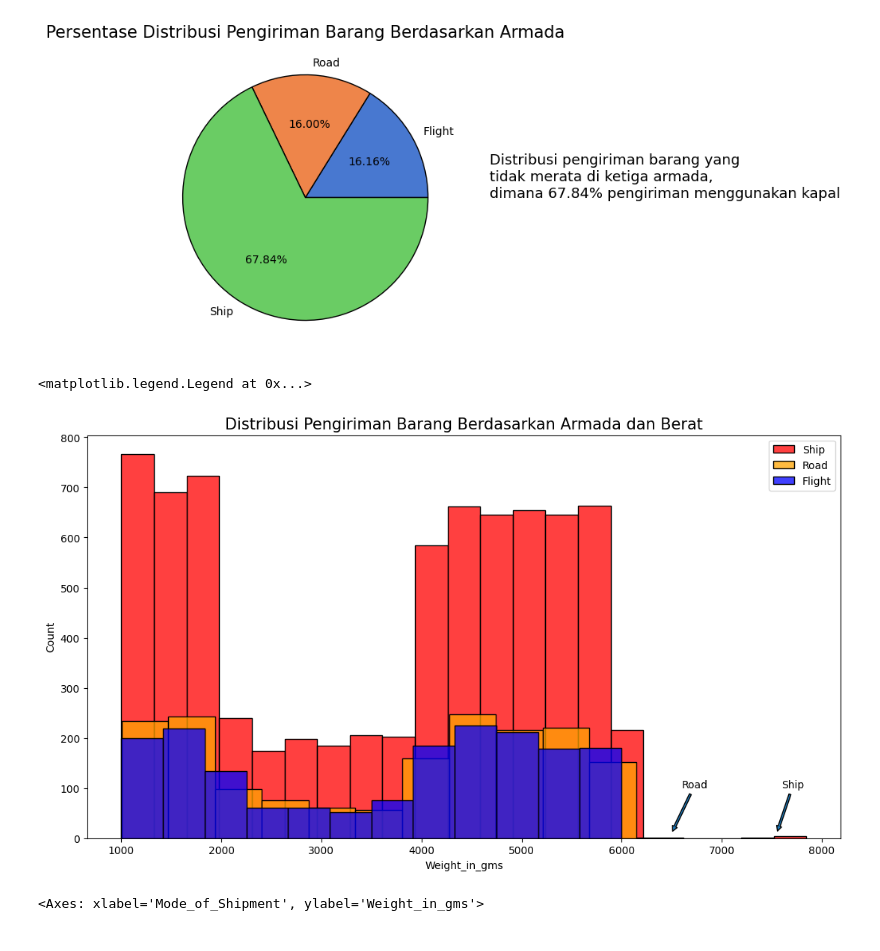
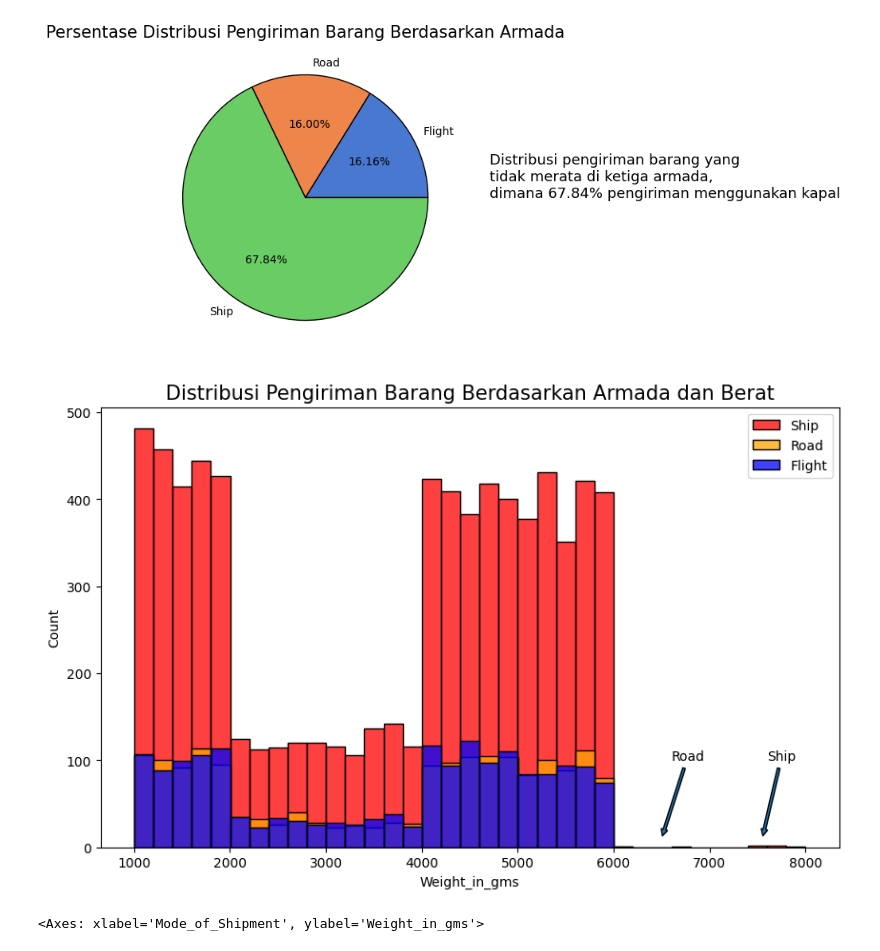
Before and after one commit to uniainiyah/ecommerce-ds, a Jupyter notebook: Final_Project_DS_Rakamin_Batch_31_Kelompok_4_(Cobra).ipynb, the cells around one changed output. Saved outputs shown, nothing was run; the diff lists cells and outputs as text; code cells hidden in the pictures.

Commit message:
(EDA) removed unused cells, added/revised comments and markdowns, and fixed some graphs

```diff
--- a/Final_Project_DS_Rakamin_Batch_31_Kelompok_4_(Cobra).ipynb
+++ b/Final_Project_DS_Rakamin_Batch_31_Kelompok_4_(Cobra).ipynb
@@ -399,29 +391,30 @@ Text(1.5, 0, 'Distribusi pengiriman barang yang\ntidak merata di ketiga armada,\
 # %%
 #Filtering Kolom
 flight = df[df['Mode_of_Shipment']=='Flight']
 ship = df[df['Mode_of_Shipment']=='Ship']
 road = df[df['Mode_of_Shipment']=='Road']
 
 #Visualisasi Distribusi Barang
-plt.figure(figsize=(13,7))
-sns.histplot(x='Weight_in_gms', color='red', data=ship, label='Ship')
-sns.histplot(x='Weight_in_gms', color ='orange', data=road, label='Road')
-sns.histplot(x='Weight_in_gms', color='blue', data=flight, label='Flight')
+plt.figure(figsize=(10,6))
+sns.histplot(x='Weight_in_gms', binwidth=200, color='red', data=ship, label='Ship')
+sns.histplot(x='Weight_in_gms', binwidth=200, color='orange', data=road, label='Road')
+sns.histplot(x='Weight_in_gms', binwidth=200, color='blue', data=flight, label='Flight')
 
 #Judul
 plt.title('Distribusi Pengiriman Barang Berdasarkan Armada dan Berat', fontsize=15)
 
 #Keterangan Tambahan
 plt.annotate('Road',
             xy=(6500,10), xytext=(6600, 100), arrowprops=dict(ec='black', arrowstyle='simple',))
 plt.annotate('Ship',
             xy=(7550,10), xytext=(7600, 100), arrowprops=dict(ec='black', arrowstyle='simple',))
 
 #Legenda
 plt.legend(loc=1)
+
+plt.show()
 # %% [output]
-<matplotlib.legend.Legend at 0x...>
-[figure, old version]
+[figure, new version]
 # %%
 # coba - coba
 sns.barplot(x='Mode_of_Shipment', y='Weight_in_gms', estimator=sum, data=df)
```
Also changed, not shown: parts of 8 cells of this notebook.
